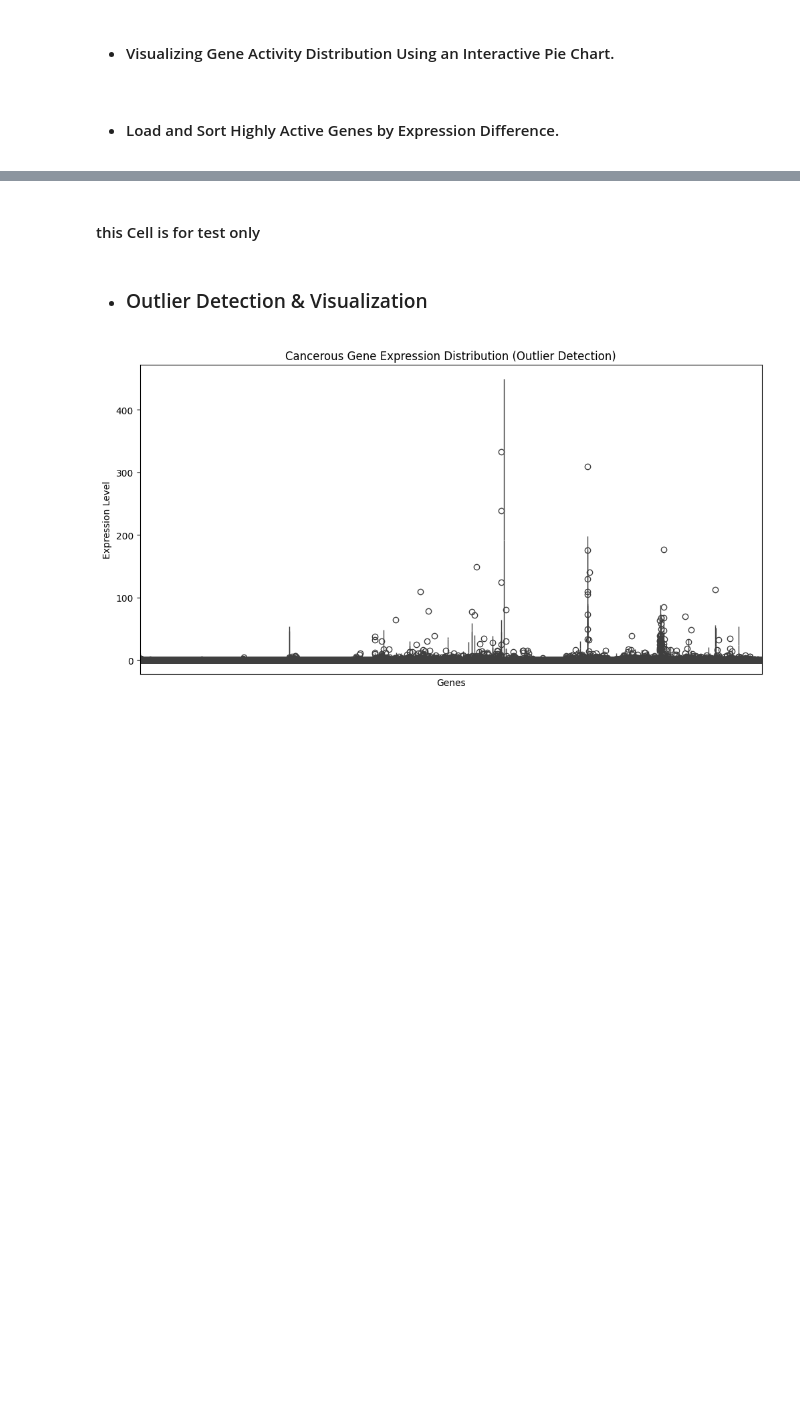
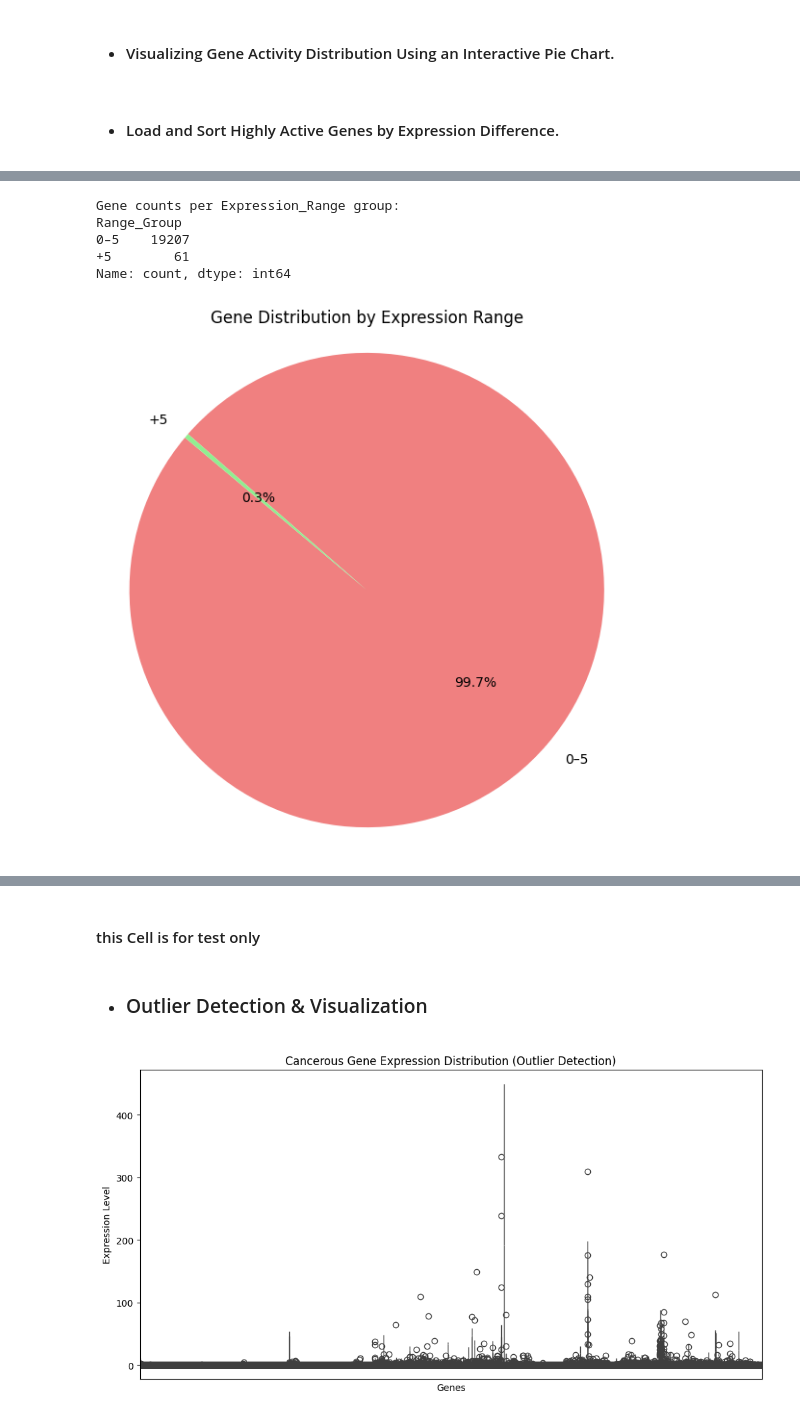
Before and after one commit to amrorabea/TissueInsight, a Jupyter notebook: notebooks/data_visualization/GeneVisualization.ipynb, the cells around one changed output, grey strips where cells are left out. Drawn from its saved outputs; the diff is of its cells as text; code cells hidden in the pictures; blank space fills up the shorter version.

```diff
--- a/notebooks/data_visualization/GeneVisualization.ipynb
+++ b/notebooks/data_visualization/GeneVisualization.ipynb
@@ -443,3 +450,23 @@ fig = px.pie(data, values="Count", names="Category",
 fig.show()
 # %% [markdown]
 * #### Load and Sort Highly Active Genes by Expression Difference.
+# %%
+
+# Load the healthy gene expression file
+healthy_file = "../../data/gene_analyses/brain/gen_exp_avg/healthy_per_slide_gene_expression.csv"
+healthy_df = pd.read_csv(healthy_file)
+
+# Identify the gene name column (usually the first column)
+gene_name_column = healthy_df.columns[0]
+
+# Extract expression values only (exclude gene name column)
+expression_only = healthy_df.drop(columns=[gene_name_column])
+
+# Calculate the expression range for each gene
+healthy_df["Expression_Range"] = expression_only.max(axis=1) - expression_only.min(axis=1)
+
+# Sort by Expression_Range descending
+sorted_df = healthy_df.sort_values(by="Expression_Range", ascending=False)
+
+# Display the top 10 (or however many you want)
+print(sorted_df[[gene_name_column, "Expression_Range"]].head(100))
@@ -445,0 +488,22 @@ fig.show()
+# %%
+# Count the number of genes in each range group
+range_counts = healthy_df["Range_Group"].value_counts().sort_index()
+
+# Print the counts
+print("Gene counts per Expression_Range group:")
+print(range_counts)
+# %% [output]
+Gene counts per Expression_Range group:
+Range_Group
+0–5    19207
++5        61
+Name: count, dtype: int64
+# %%
+# Plot pie chart for gene distribution across bins
+plt.figure(figsize=(7, 7))
+plt.pie(range_counts, labels=range_counts.index, autopct='%1.1f%%', startangle=140, colors=['lightcoral', 'lightgreen'])
+plt.title("Gene Distribution by Expression Range")
+plt.axis('equal')
+plt.show()
+# %% [output]
+[figure, added]
```
Also changed, not shown: parts of 18 cells of this notebook.
